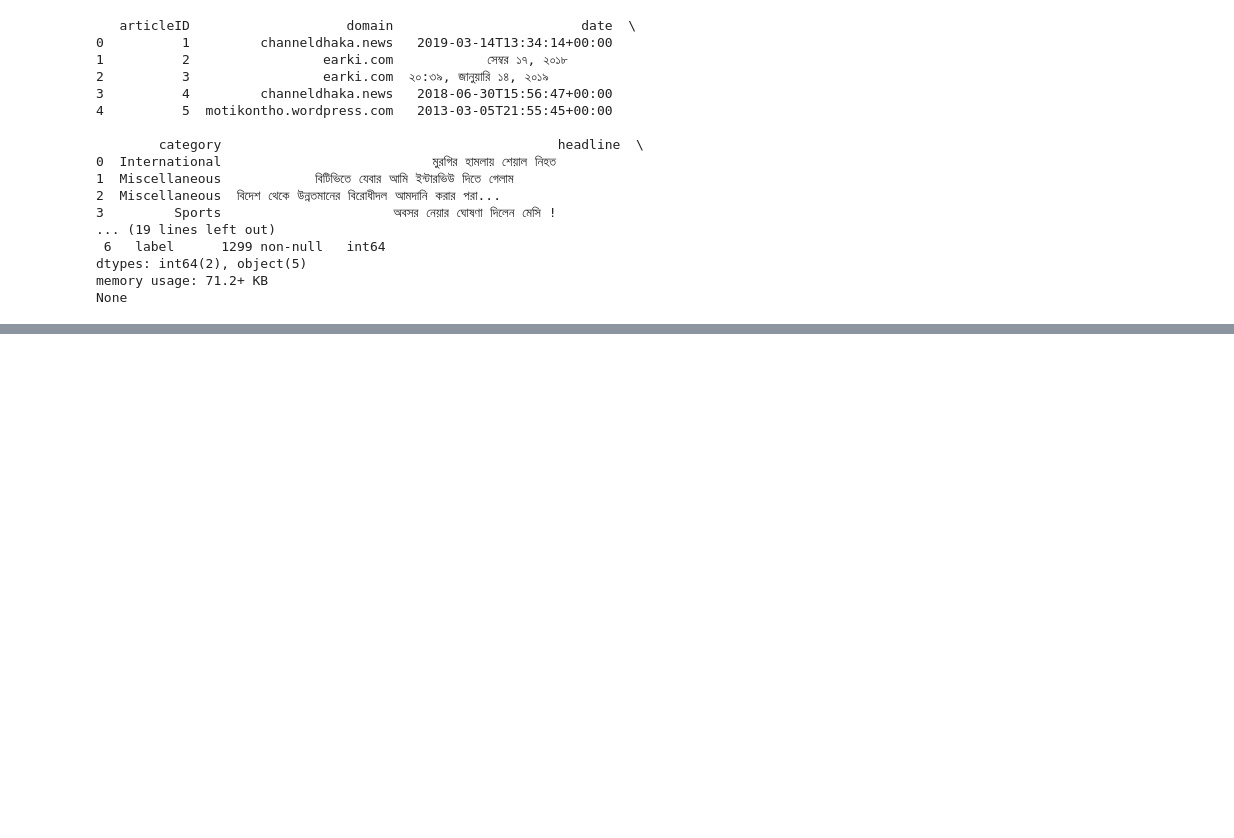
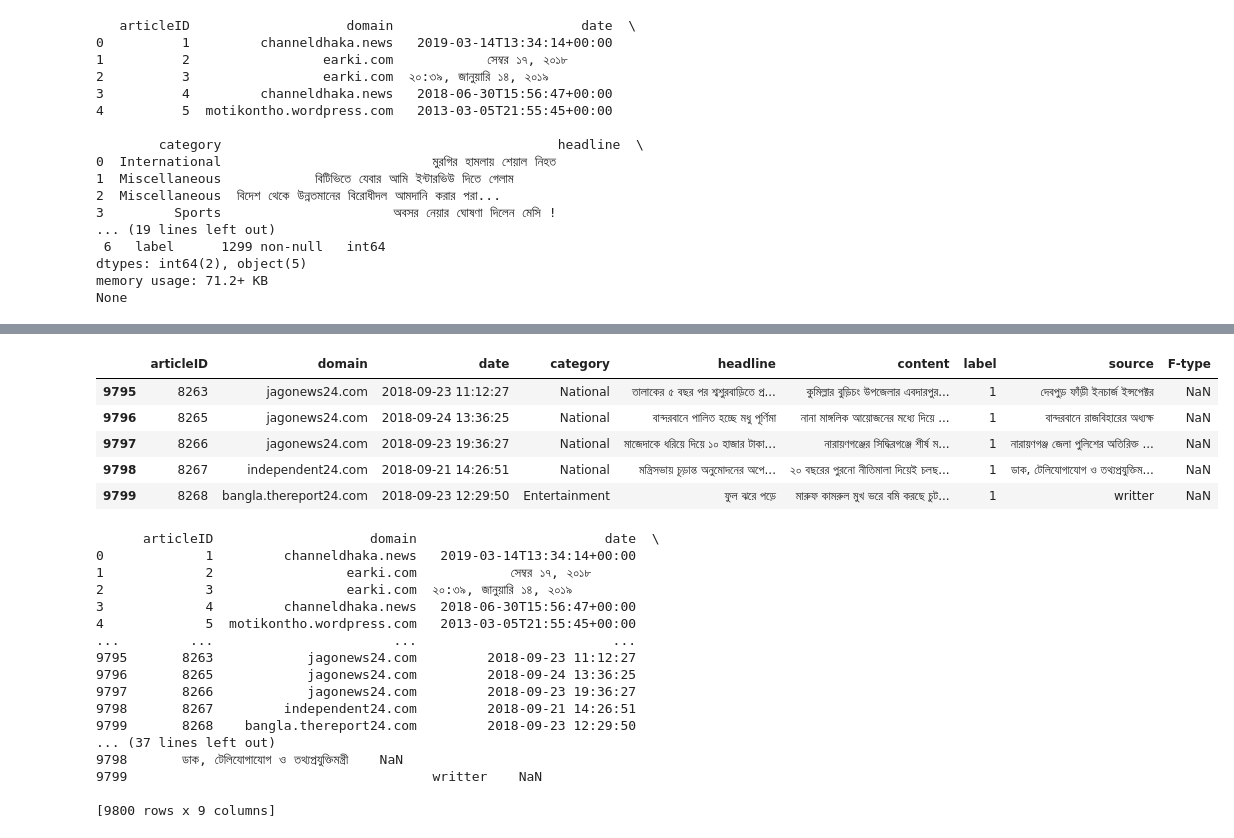
Before and after one commit to habibaalam/Bangla-Fake-News-Detection, a Jupyter notebook: notebook/load_data.ipynb, the cells around one changed output, grey strips where cells are left out. Cells and saved outputs as stored; diff of their text form; code cells hidden in the pictures; blank space fills up the shorter version.

```diff
--- a/notebook/load_data.ipynb
+++ b/notebook/load_data.ipynb
@@ -83,0 +115,30 @@ data.tail()
+# %%
+import pandas
+display(data.tail())
+data = data.drop(columns=['relation'], errors='ignore')
+data =  data.dropna(subset=["content"])
+print(data)
+# %% [output]
+|  | articleID | domain | date | category | headline | content | label | source | F-type |
+| 9795 | 8263 | jagonews24.com | 2018-09-23 11:12:27 | National | তালাকের ৫ বছর পর শ্বশুরবাড়িতে প্র... | কুমিল্লার বুড়িচং উপজেলার এবদারপুর... | 1 | দেবপুড় ফাঁড়ী ইনচার্জ ইন্সপেক্টর | NaN |
+| 9796 | 8265 | jagonews24.com | 2018-09-24 13:36:25 | National | বান্দরবানে পালিত হচ্ছে মধু পূর্ণিমা | নানা মাঙ্গলিক আয়োজনের মধ্যে দিয়ে ... | 1 | বান্দরবানে রাজবিহারের অধ্যক্ষ | NaN |
+| 9797 | 8266 | jagonews24.com | 2018-09-23 19:36:27 | National | মাজেদাকে ধরিয়ে দিয়ে ১০ হাজার টাকা... | নারায়ণগঞ্জের সিদ্ধিরগঞ্জে শীর্ষ ম... | 1 | নারায়ণগঞ্জ জেলা পুলিশের অতিরিক্ত ... | NaN |
+| 9798 | 8267 | independent24.com | 2018-09-21 14:26:51 | National | মন্ত্রিসভায় চূড়ান্ত অনুমোদনের অপে... | ২০ বছরের পুরনো নীতিমালা দিয়েই চলছ... | 1 | ডাক, টেলিযোগাযোগ ও তথ্যপ্রযুক্তিম... | NaN |
+| 9799 | 8268 | bangla.thereport24.com | 2018-09-23 12:29:50 | Entertainment | ফুল ঝরে পড়ে | মারুফ কামরুল মুখ ভরে বমি করছে চুট... | 1 | writter | NaN |
+      articleID                    domain                        date  \
+0             1         channeldhaka.news   2019-03-14T13:34:14+00:00
+1             2                 earki.com            সেম্বর ১৭, ২০১৮
+2             3                 earki.com  ২০:৩৯, জানুয়ারি ১৪, ২০১৯
+3             4         channeldhaka.news   2018-06-30T15:56:47+00:00
+4             5  motikontho.wordpress.com   2013-03-05T21:55:45+00:00
+...         ...                       ...                         ...
+9795       8263            jagonews24.com         2018-09-23 11:12:27
+9796       8265            jagonews24.com         2018-09-24 13:36:25
+9797       8266            jagonews24.com         2018-09-23 19:36:27
+9798       8267         independent24.com         2018-09-21 14:26:51
+9799       8268    bangla.thereport24.com         2018-09-23 12:29:50
+... (37 lines left out)
+9798       ডাক, টেলিযোগাযোগ ও তথ্যপ্রযুক্তিমন্ত্রী    NaN
+9799                                       writter    NaN
+
+[9800 rows x 9 columns]
```
Also changed, not shown: parts of 13 cells of this notebook.
